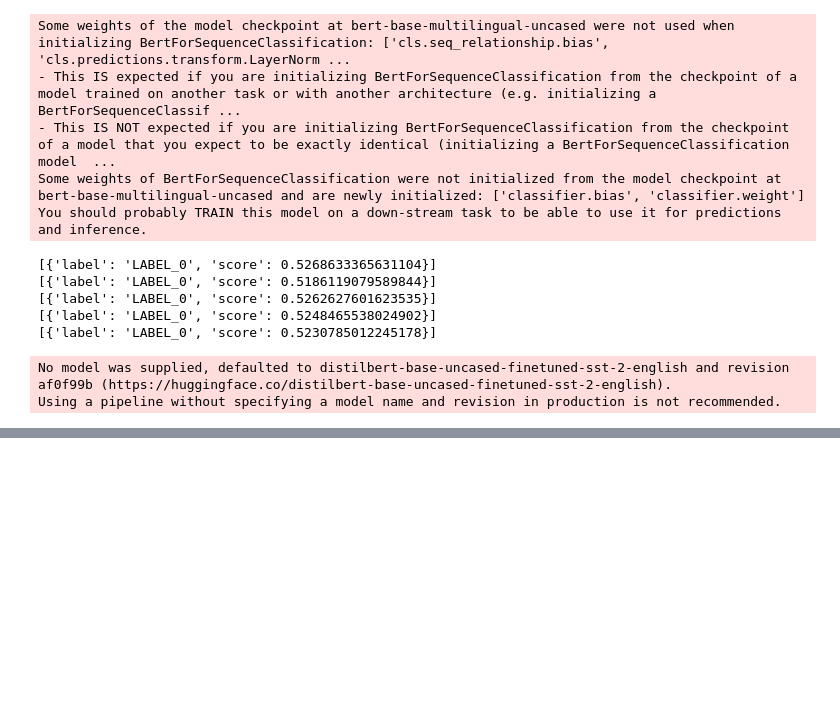
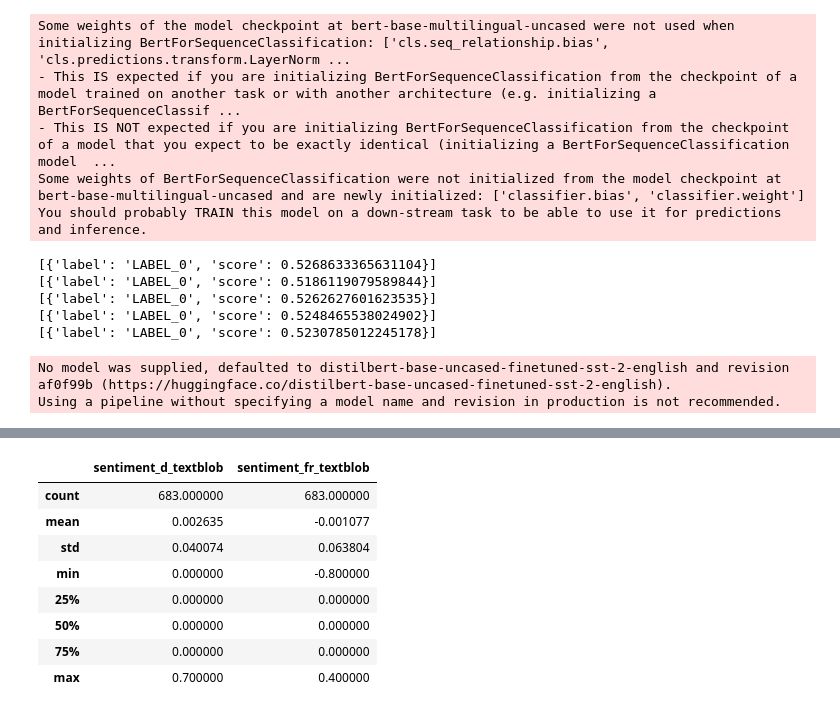
Before and after one commit to emilfunke/SwissVotingAnalysis, a Jupyter notebook: text_testing.ipynb, the cells around one changed output, grey strips where cells are left out. Cells and saved outputs as stored; diff of their text form; code cells hidden in the pictures; blank space fills up the shorter version.

```diff
--- a/text_testing.ipynb
+++ b/text_testing.ipynb
@@ -340,0 +323,16 @@ sns.scatterplot(data=text_data, x='anr', y='sentiment_fr_bert_score', hue='senti
+# %%
+from textblob import TextBlob
+text_data['sentiment_d_textblob'] = text_data['titel_off_d'].progress_apply(lambda x: TextBlob(x).sentiment.polarity)
+text_data['sentiment_fr_textblob'] = text_data['titel_off_f'].progress_apply(lambda x: TextBlob(x).sentiment.polarity)
+# %%
+text_data[['sentiment_d_textblob','sentiment_fr_textblob']].describe()
+# %% [output]
+|  | sentiment_d_textblob | sentiment_fr_textblob |
+| count | 683.000000 | 683.000000 |
+| mean | 0.002635 | -0.001077 |
+| std | 0.040074 | 0.063804 |
+| min | 0.000000 | -0.800000 |
+| 25% | 0.000000 | 0.000000 |
+| 50% | 0.000000 | 0.000000 |
+| 75% | 0.000000 | 0.000000 |
+| max | 0.700000 | 0.400000 |
```
Also changed, not shown: parts of 16 cells of this notebook, 4 other files.
